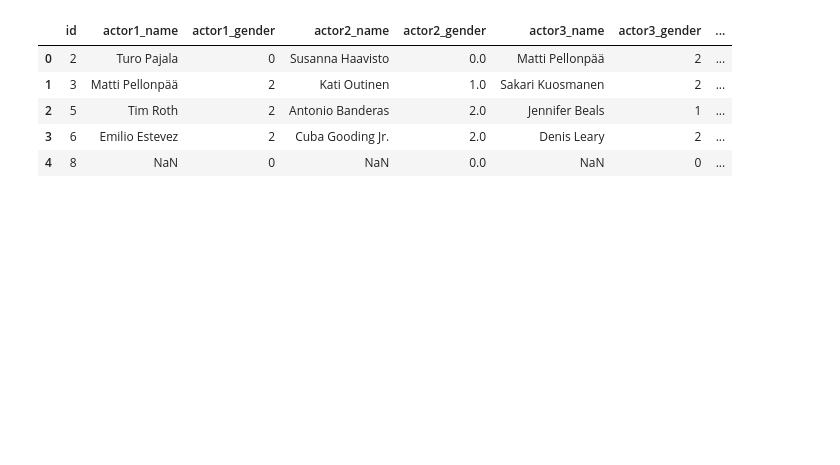
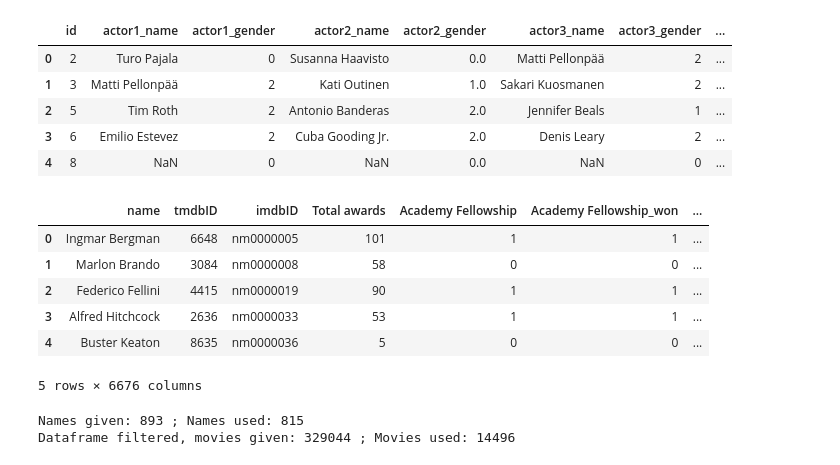
Before and after one commit to leoclo/dse-203, a Jupyter notebook: rob.ipynb, the cells around one changed output. Drawn from its saved outputs; the diff is of its cells as text; code cells hidden in the pictures; blank space fills up the shorter version.

Commit message:
Added pruning features. Will only select items related to the 900-ish acclaimed directors. Added company node and relationship types. Added additional attributes to movies and directors.

```diff
--- a/rob.ipynb
+++ b/rob.ipynb
@@ -9,7 +6,9 @@ from jsonpath_ng.ext import parse
 awards_filepath = "src/files/220k_awards_by_directors.csv"
 movies_filepath     = "src/files/AllMoviesDetailsCleaned.csv"
 cast_filepath       = "src/files/AllMoviesCastingRaw.csv"
+acclaimed_filepath = "src/files/900_acclaimed_directors_awards/900_acclaimed_directors_awards.csv"
 
 awards_df = pd.read_csv(awards_filepath, delimiter=",", na_values='none')
 movies_df = pd.read_csv(movies_filepath, delimiter=";", na_values='none')
 cast_df = pd.read_csv(cast_filepath, delimiter=";", na_values='none')
+acclaimed_df = pd.read_csv(acclaimed_filepath, delimiter=";", na_values='none')
@@ -48,3 +57,13 @@ cast_df.head()
 | 2 | 5 | Tim Roth | 2 | Antonio Banderas | 2.0 | Jennifer Beals | 1 | ... |
 | 3 | 6 | Emilio Estevez | 2 | Cuba Gooding Jr. | 2.0 | Denis Leary | 2 | ... |
 | 4 | 8 | NaN | 0 | NaN | 0.0 | NaN | 0 | ... |
+# %%
+acclaimed_df.head()
+# %% [output]
+|  | name | tmdbID | imdbID | Total awards | Academy Fellowship | Academy Fellowship_won | ... |
+| 0 | Ingmar Bergman | 6648 | nm0000005 | 101 | 1 | 1 | ... |
+| 1 | Marlon Brando | 3084 | nm0000008 | 58 | 0 | 0 | ... |
+| 2 | Federico Fellini | 4415 | nm0000019 | 90 | 1 | 1 | ... |
+| 3 | Alfred Hitchcock | 2636 | nm0000033 | 53 | 1 | 1 | ... |
+| 4 | Buster Keaton | 8635 | nm0000036 | 5 | 0 | 0 | ... |
+5 rows × 6676 columns
@@ -51 +192,6 @@ cast_df.head()
+# %%
+movie_ids = processCast(cast_df, acclaimed_df, "output/person.csv", "output/directors.csv", "output/role.csv")
+# %% [output]
+Names given: 893 ; Names used: 815
+Dataframe filtered, movies given: 329044 ; Movies used: 14496
 # %%
```
Also changed, not shown: parts of 13 cells of this notebook.
